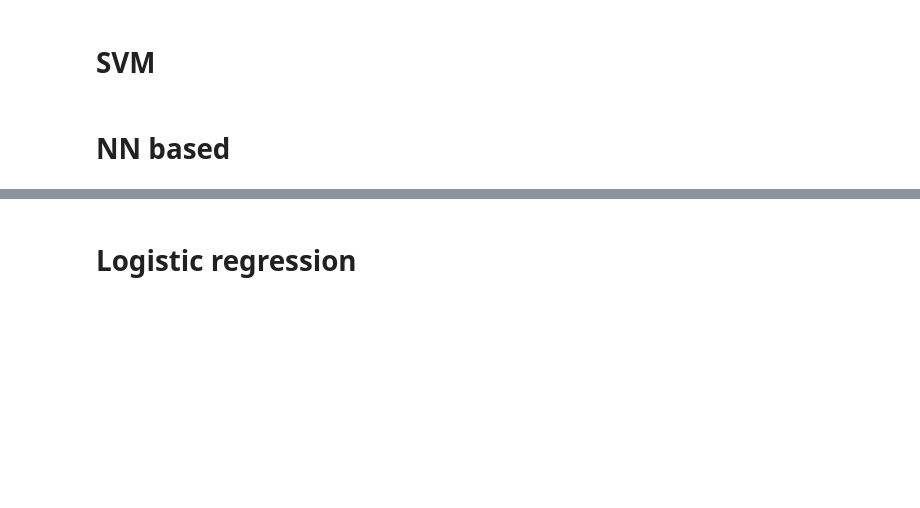
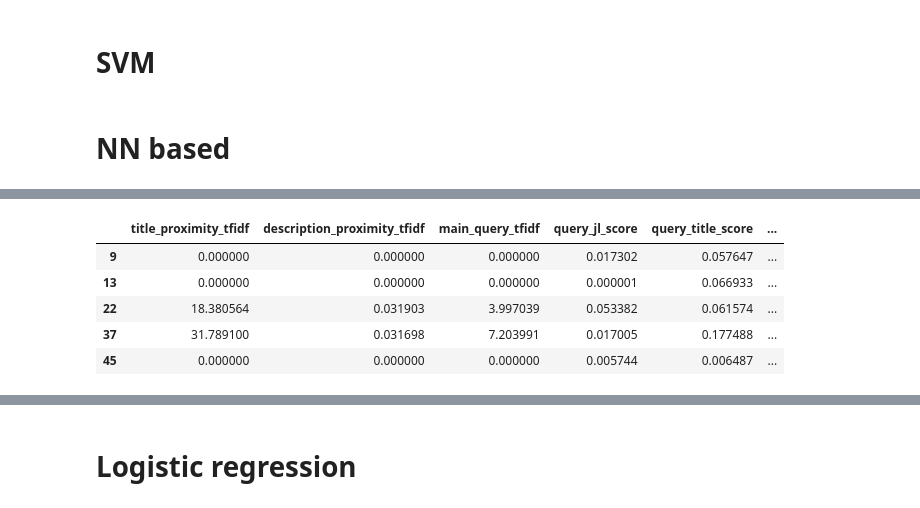
Before and after one commit to tgh1122334/CodingChallange, a Jupyter notebook: glassdoor/Untitled.ipynb, the cells around one changed output, grey strips where cells are left out. Cells and saved outputs as stored; diff of their text form; code cells hidden in the pictures; blank space fills up the shorter version.

```diff
--- a/glassdoor/Untitled.ipynb
+++ b/glassdoor/Untitled.ipynb
@@ -19,0 +65,3 @@ df.rename(columns={'apply':'Apply'}, inplace=True)
+# %%
+#trans category variable
+df.city_match=pd.Categorical(df.city_match,ordered=True)
@@ -100,3 +211,12 @@ confusion_matrix
+# %%
+X_test.head()
+# %% [output]
+|  | title_proximity_tfidf | description_proximity_tfidf | main_query_tfidf | query_jl_score | query_title_score | ... |
+| 9 | 0.000000 | 0.000000 | 0.000000 | 0.017302 | 0.057647 | ... |
+| 13 | 0.000000 | 0.000000 | 0.000000 | 0.000001 | 0.066933 | ... |
+| 22 | 18.380564 | 0.031903 | 3.997039 | 0.053382 | 0.061574 | ... |
+| 37 | 31.789100 | 0.031698 | 7.203991 | 0.017005 | 0.177488 | ... |
+| 45 | 0.000000 | 0.000000 | 0.000000 | 0.005744 | 0.006487 | ... |
 # %%
 import theano
 import theano.tensor as T
```
Also changed, not shown: parts of 29 cells of this notebook.
